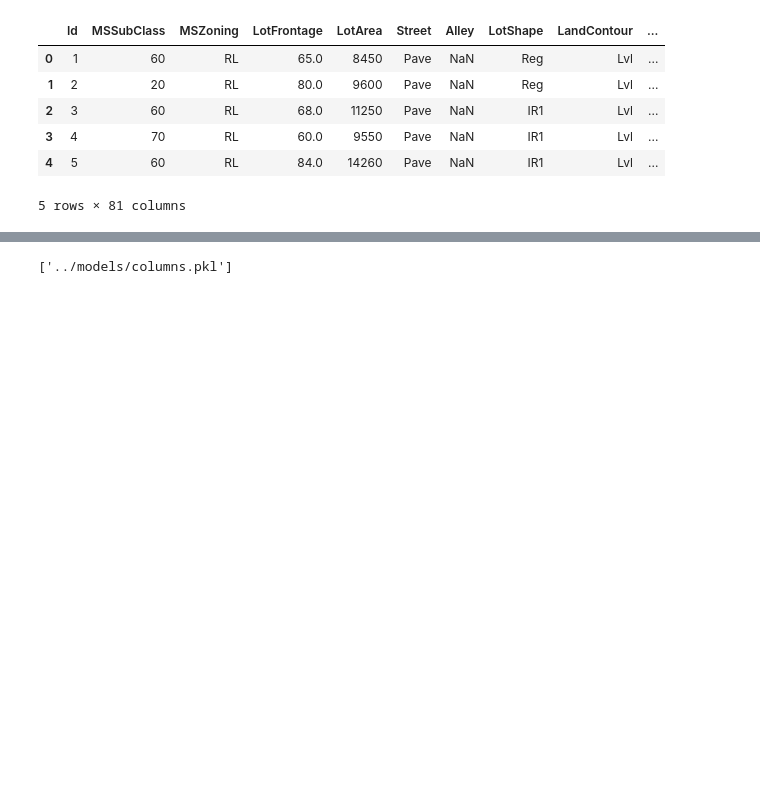
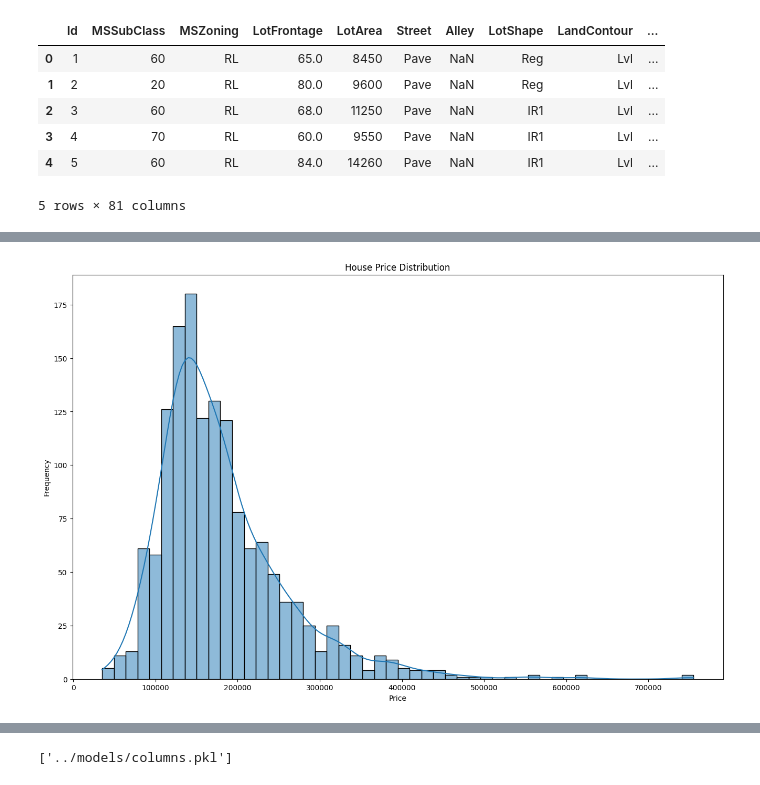
Before and after one commit to AmineMrabet12/dsp-amine-mrabet, a Jupyter notebook: notebooks/model-industrialization-1.ipynb, the cells around one changed output, grey strips where cells are left out. Saved outputs shown, nothing was run; the diff lists cells and outputs as text; code cells hidden in the pictures; blank space fills up the shorter version.

```diff
--- a/notebooks/model-industrialization-1.ipynb
+++ b/notebooks/model-industrialization-1.ipynb
@@ -48,0 +122,9 @@ df = df.drop(columns=columns_to_drop)
+# %%
+plt.figure(figsize=(16, 10))
+sns.histplot(df['SalePrice'], bins=50, kde=True)
+plt.title('House Price Distribution')
+plt.xlabel('Price')
+plt.ylabel('Frequency')
+plt.show()
+# %% [output]
+[figure, added]
```
Also changed, not shown: parts of 33 cells of this notebook, 5 other files.
